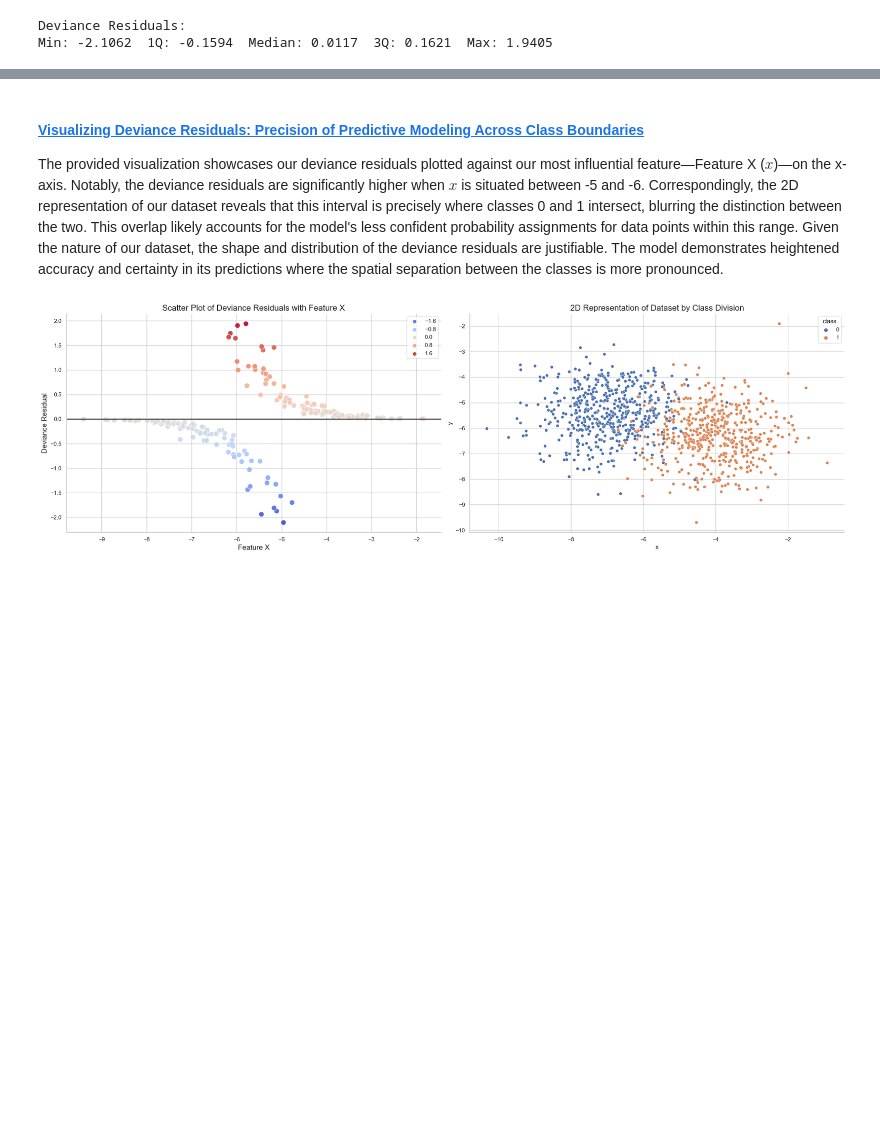
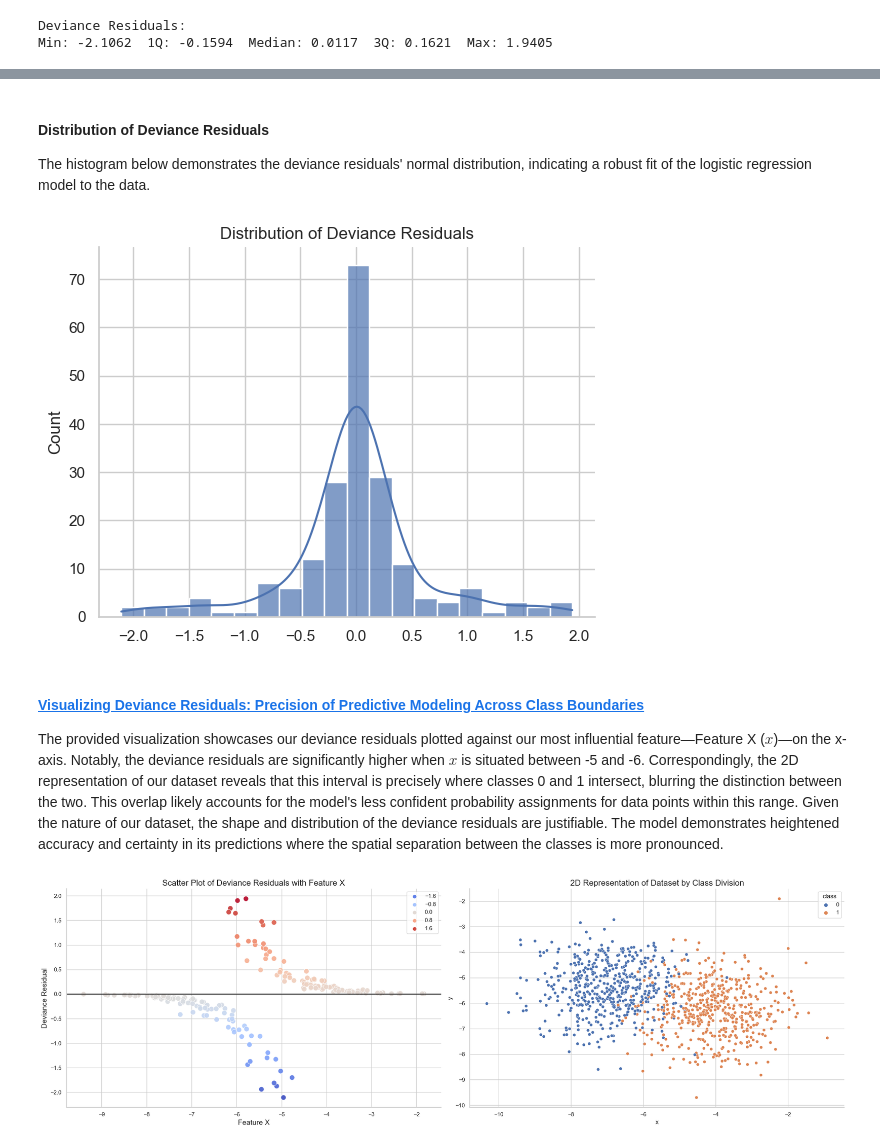
Before and after one commit to FutureGoose/fundamentals_logistic_regression, a Jupyter notebook: fundamentals_logistic_regression.ipynb, the cells around one changed output, grey strips where cells are left out. Cells and saved outputs as stored; diff of their text form; code cells hidden in the pictures; blank space fills up the shorter version.

Commit message:
Histogram of residuals and refined math formulas

```diff
--- a/fundamentals_logistic_regression.ipynb
+++ b/fundamentals_logistic_regression.ipynb
@@ -812,3 +805,16 @@ sns.despine()
+# %% [markdown]
+#### Distribution of Deviance Residuals
+The histogram below demonstrates the deviance residuals' normal distribution, indicating a robust fit of the logistic regression model to the data.
+# %%
+# Surpress future warnings
+import warnings
+warnings.filterwarnings(category=FutureWarning, action='ignore')
+
+sns.histplot(data=deviance_residuals, kde=True, alpha=0.7, bins=20)
+plt.title('Distribution of Deviance Residuals')
+sns.despine()
+# %% [output]
+[figure, added]
 # %% [markdown]
 #### <a id='toc5_2_6_3_'></a>[Visualizing Deviance Residuals: Precision of Predictive Modeling Across Class Boundaries](#toc0_)
 The provided visualization showcases our deviance residuals plotted against our most influential feature—Feature X ($x$)—on the x-axis. Notably, the deviance residuals are significantly higher when $x$ is situated between -5 and -6. Correspondingly, the 2D representation of our dataset reveals that this interval is precisely where classes 0 and 1 intersect, blurring the distinction between the two. This overlap likely accounts for the model's less confident probability assignments for data points within this range. Given the nature of our dataset, the shape and distribution of the deviance residuals are justifiable. The model demonstrates heightened accuracy and certainty in its predictions where the spatial separation between the classes is more pronounced.
```
Also changed, not shown: parts of 20 cells of this notebook.
